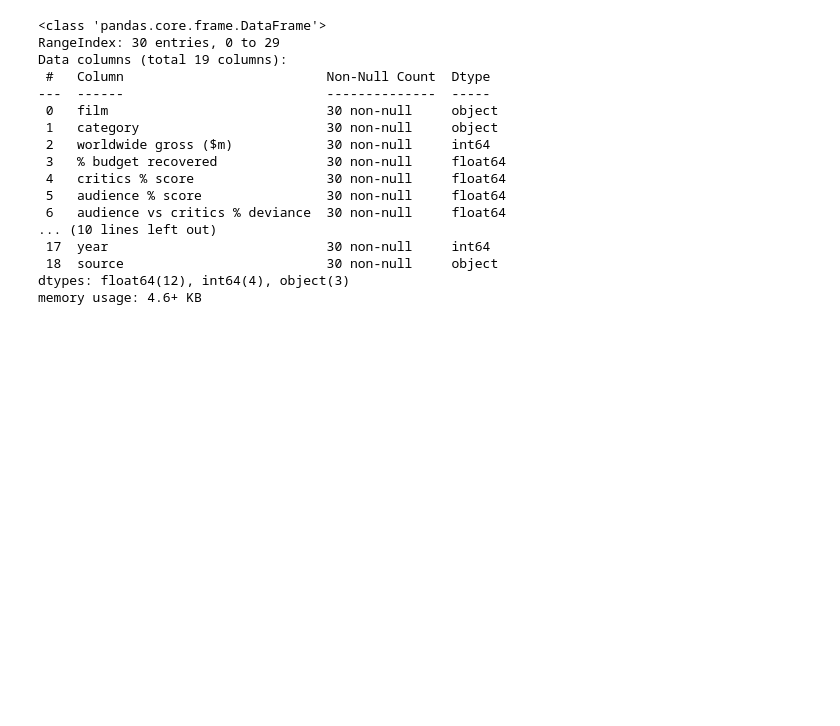
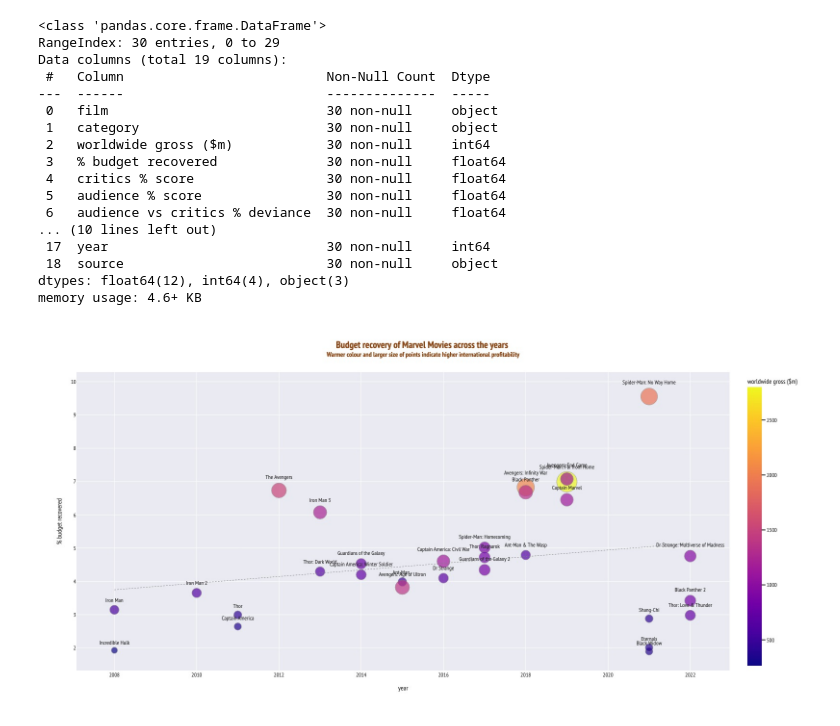
Before and after one commit to trashmitiff/PythonProjects, a Jupyter notebook: Other Data Viz Projects/Marvel_Analysis/Marvel_Analysis.ipynb, the cells around one changed output. Cells and saved outputs as stored; diff of their text form; code cells hidden in the pictures; blank space fills up the shorter version.

Commit message:
Add dual axis line plot and scatter plot

```diff
--- a/Other Data Viz Projects/Marvel_Analysis/Marvel_Analysis.ipynb
+++ b/Other Data Viz Projects/Marvel_Analysis/Marvel_Analysis.ipynb
@@ -184,3 +184,30 @@ heatmap.update_layout(
     showlegend = False)
 
 heatmap.show("")
+# %%
+scatterplt = px.scatter(data,
+                        x = "year",
+                        y = "% budget recovered",
+                        size = "worldwide gross ($m)",
+                        color = "worldwide gross ($m)",
+                        title = "<b> Budget recovery of Marvel Movies across the years <b> <br><sup> Warmer colour and larger size of points indicate higher international profitability </sup>",
+                        text = "film",
+                        trendline = "ols",
+                        hover_data= "worldwide gross ($m)",
+                        size_max = 30,
+                        template = "seaborn",
+                        color_continuous_scale= "plasma")
+
+scatterplt.update_traces(textposition = 'top center',
+                         line = dict(dash = 'dot', width = 1, color = "grey")
+                         )
+scatterplt.update_layout(width = 1600,
+                         height = 800,
+                         autosize = False,
+                         title_font_size = 20,
+                         title_font_color = "saddlebrown",
+                         font_family = "PT Sans Narrow"
+                         )
+scatterplt.show("")
+# %% [output]
+[figure, added]
```
Also changed, not shown: parts of 3 cells of this notebook.
